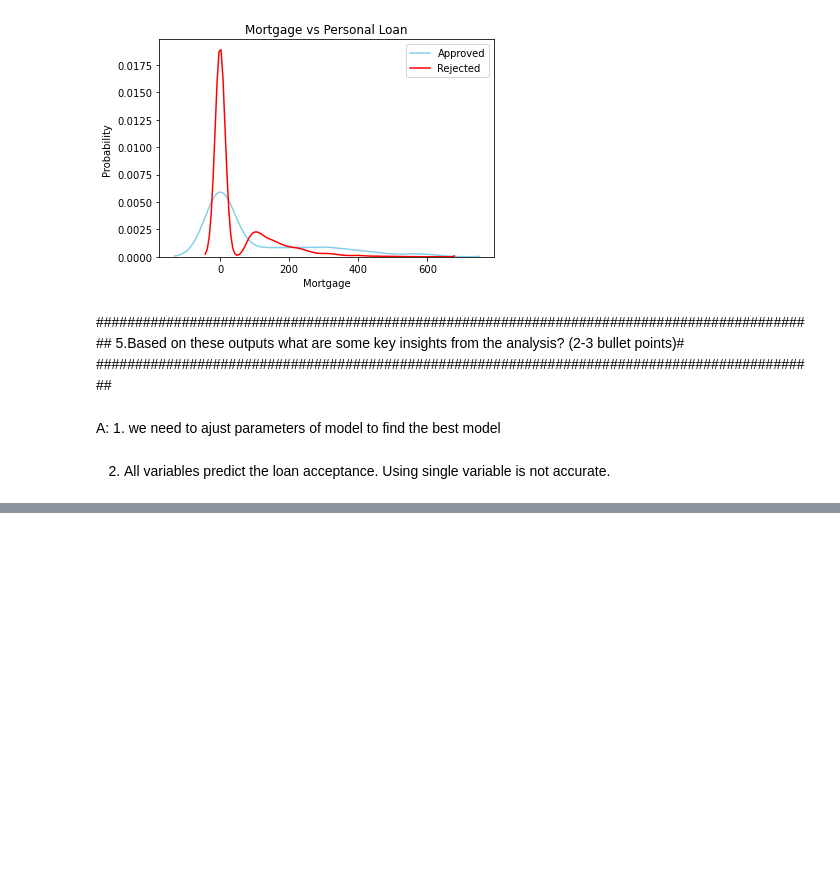
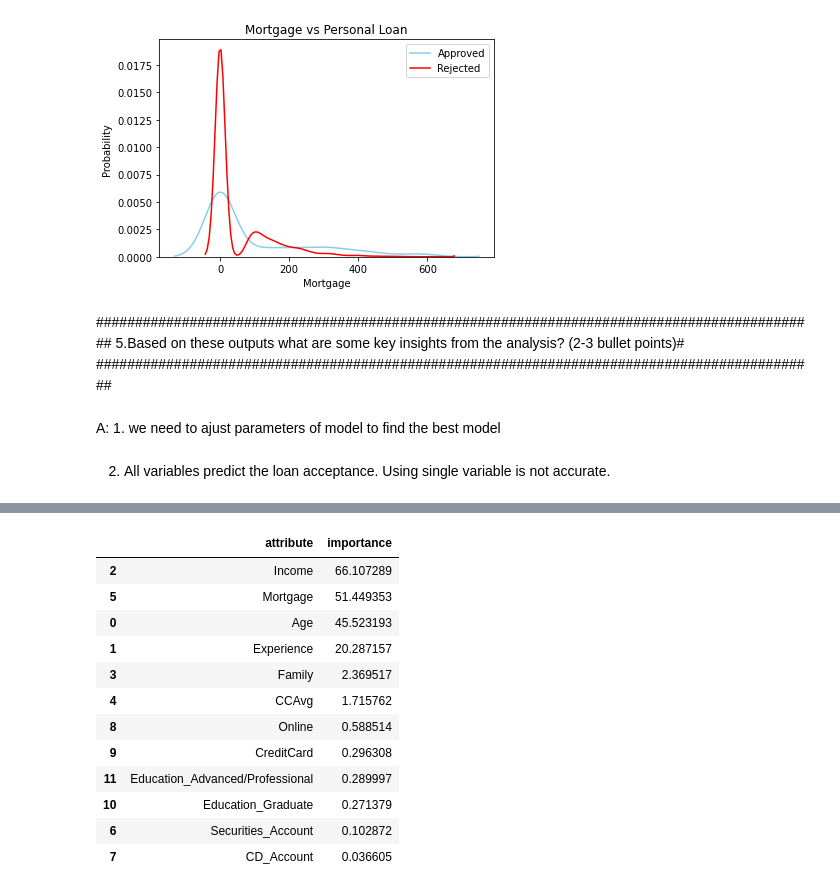
Before and after one commit to matawanny/machinelearning, a Jupyter notebook: DecisionTree&LogisticRegression/xiao_phillip_lab3.ipynb, the cells around one changed output, grey strips where cells are left out. Cells and saved outputs as stored; diff of their text form; code cells hidden in the pictures; blank space fills up the shorter version.

```diff
--- a/DecisionTree&LogisticRegression/xiao_phillip_lab3.ipynb
+++ b/DecisionTree&LogisticRegression/xiao_phillip_lab3.ipynb
@@ -227,0 +370,17 @@ A: 1. we need to ajust parameters of model to find the best model
+# %%
+NB_varimportance_0 = pd.DataFrame({'attribute': train_X.columns, 'importance': nb.theta_[0]})
+NB_varimportance_0.sort_values('importance', ascending = False)
+# %% [output]
+|  | attribute | importance |
+| 2 | Income | 66.107289 |
+| 5 | Mortgage | 51.449353 |
+| 0 | Age | 45.523193 |
+| 1 | Experience | 20.287157 |
+| 3 | Family | 2.369517 |
+| 4 | CCAvg | 1.715762 |
+| 8 | Online | 0.588514 |
+| 9 | CreditCard | 0.296308 |
+| 11 | Education_Advanced/Professional | 0.289997 |
+| 10 | Education_Graduate | 0.271379 |
+| 6 | Securities_Account | 0.102872 |
+| 7 | CD_Account | 0.036605 |
```
Also changed, not shown: parts of 21 cells of this notebook, 4 other files.
